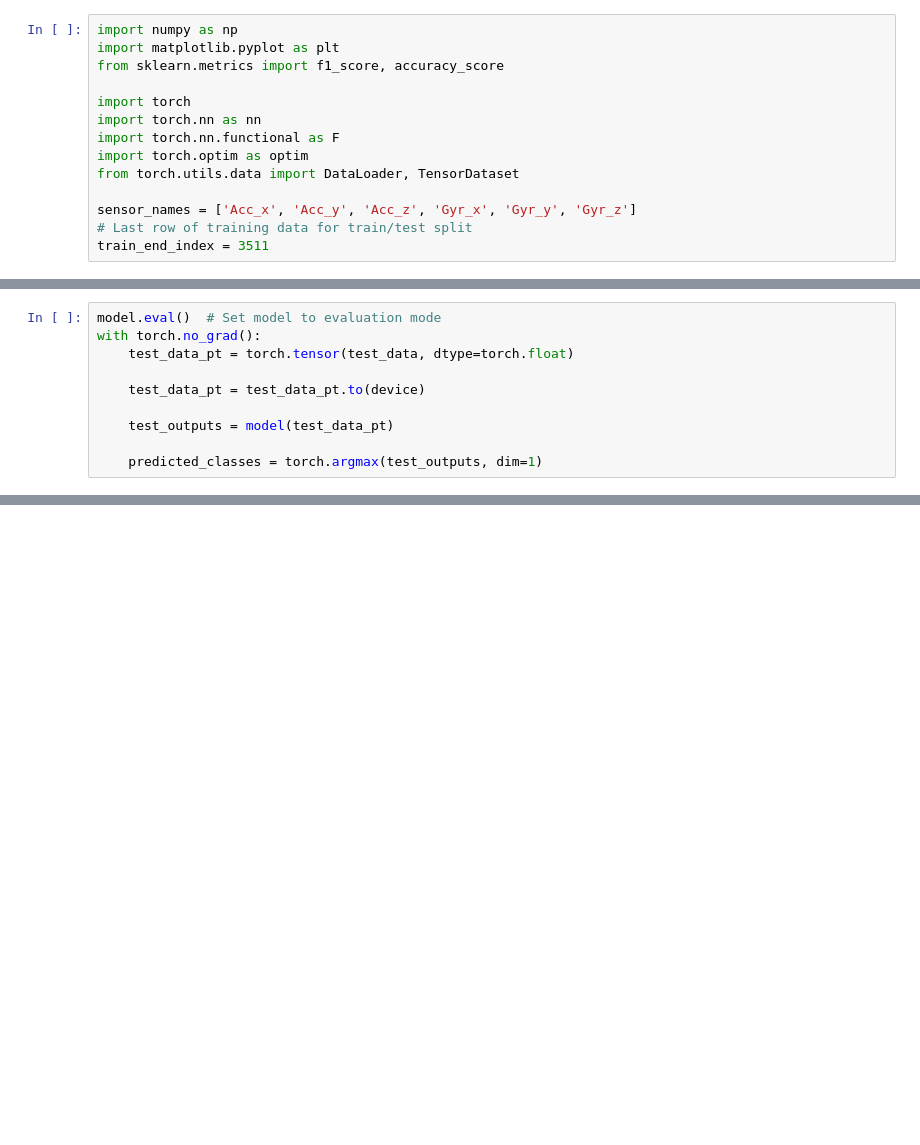
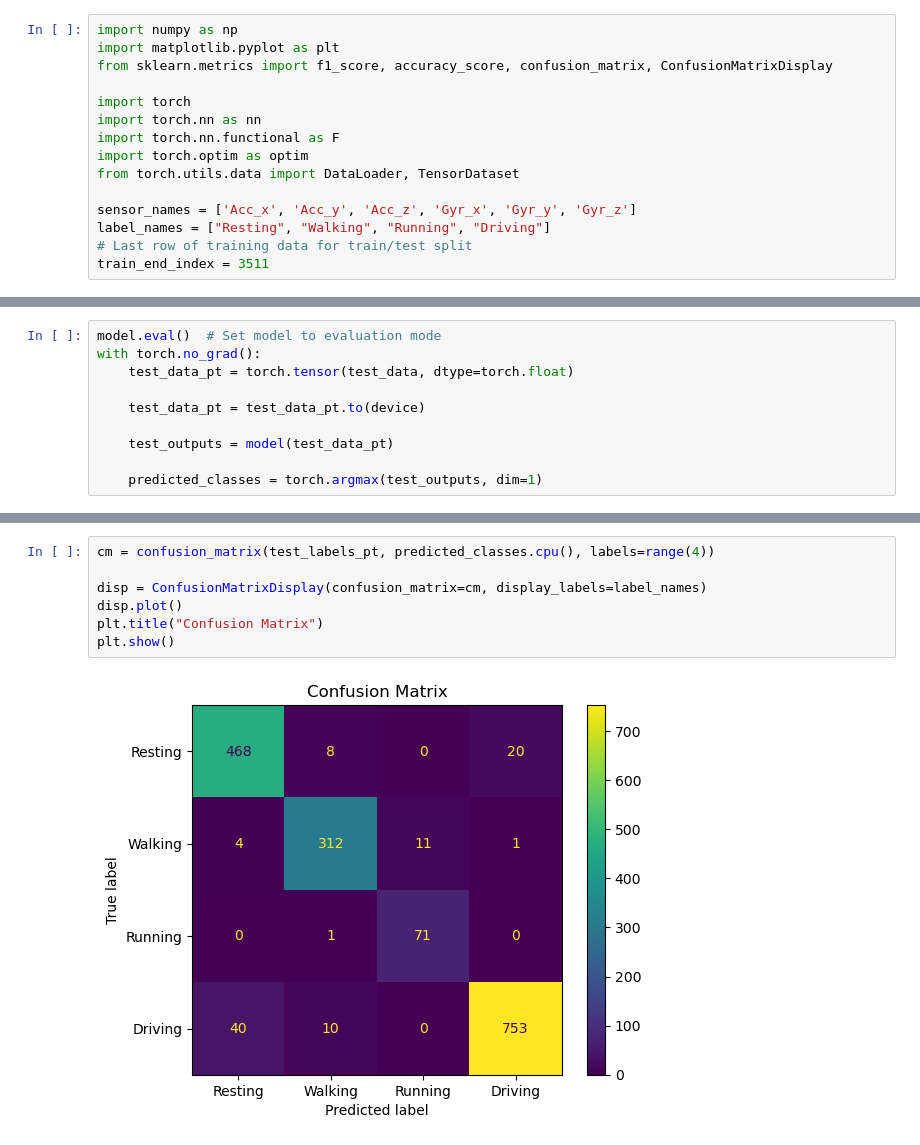
Before and after one commit to BaileyDalton007/CSDS340_Case_Study_2, a Jupyter notebook: first_cnn.ipynb, the cells around one changed output, grey strips where cells are left out. Drawn from its saved outputs; the diff is of its cells as text; blank space fills up the shorter version.

```diff
--- a/first_cnn.ipynb
+++ b/first_cnn.ipynb
@@ -1,7 +1,7 @@
 # %%
 import numpy as np
 import matplotlib.pyplot as plt
-from sklearn.metrics import f1_score, accuracy_score
+from sklearn.metrics import f1_score, accuracy_score, confusion_matrix, ConfusionMatrixDisplay
 
 import torch
 import torch.nn as nn
@@ -10,6 +10,7 @@ import torch.optim as optim
 from torch.utils.data import DataLoader, TensorDataset
 
 sensor_names = ['Acc_x', 'Acc_y', 'Acc_z', 'Gyr_x', 'Gyr_y', 'Gyr_z']
+label_names = ["Resting", "Walking", "Running", "Driving"]
 # Last row of training data for train/test split
 train_end_index = 3511
 # %%
@@ -205,0 +215,9 @@ Macro-averaged F1 score: 0.8986277033588517
+# %%
+cm = confusion_matrix(test_labels_pt, predicted_classes.cpu(), labels=range(4))
+
+disp = ConfusionMatrixDisplay(confusion_matrix=cm, display_labels=label_names)
+disp.plot()
+plt.title("Confusion Matrix")
+plt.show()
+# %% [output]
+[figure, added]
```
Also changed, not shown: parts of 3 cells of this notebook, 1 other file.
